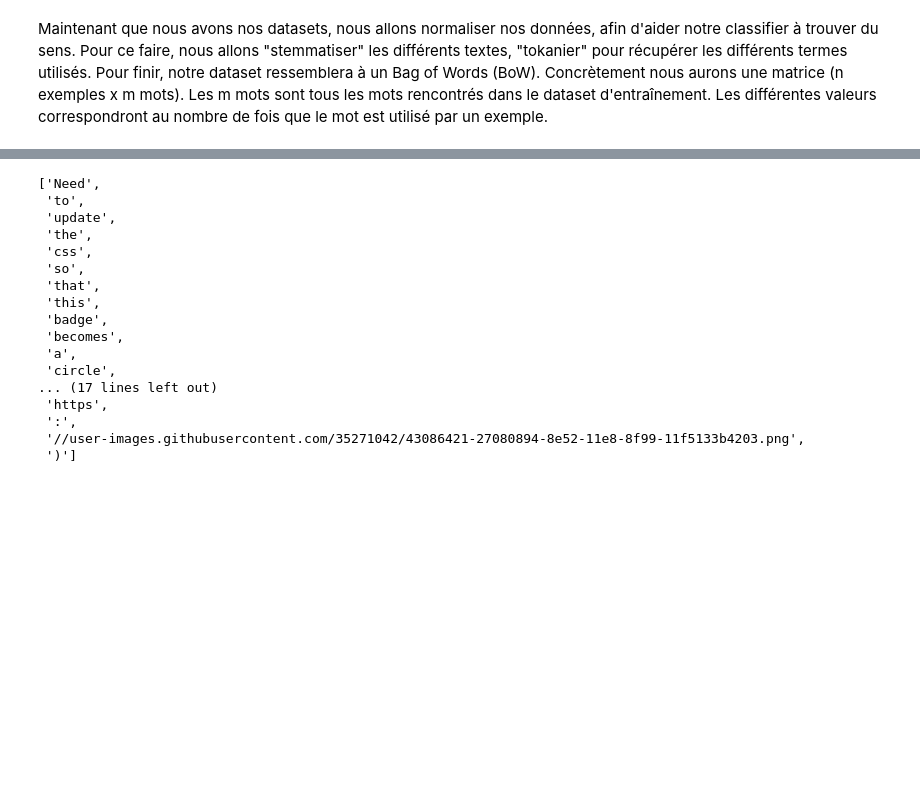
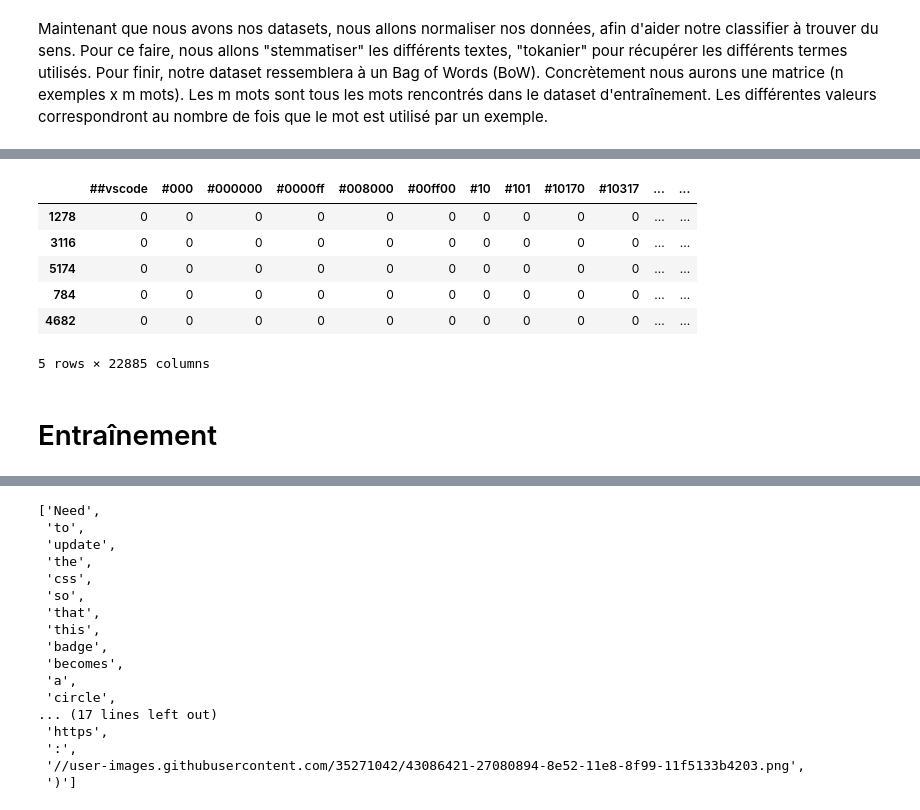
Before and after one commit to AMTheMonkey/DeepLearning, a Jupyter notebook: NLP_VSCode_issues/VSCode_issues.ipynb, the cells around one changed output, grey strips where cells are left out. Cells and saved outputs as stored; diff of their text form; code cells hidden in the pictures; blank space fills up the shorter version.

```diff
--- a/NLP_VSCode_issues/VSCode_issues.ipynb
+++ b/NLP_VSCode_issues/VSCode_issues.ipynb
@@ -269,0 +203,11 @@ labels[0]
+# %%
+X = X.fillna(0)
+X.head()
+# %% [output]
+|  | ##vscode | #000 | #000000 | #0000ff | #008000 | #00ff00 | #10 | #101 | #10170 | #10317 | ... | ... |
+| 1278 | 0 | 0 | 0 | 0 | 0 | 0 | 0 | 0 | 0 | 0 | ... | ... |
+| 3116 | 0 | 0 | 0 | 0 | 0 | 0 | 0 | 0 | 0 | 0 | ... | ... |
+| 5174 | 0 | 0 | 0 | 0 | 0 | 0 | 0 | 0 | 0 | 0 | ... | ... |
+| 784 | 0 | 0 | 0 | 0 | 0 | 0 | 0 | 0 | 0 | 0 | ... | ... |
+| 4682 | 0 | 0 | 0 | 0 | 0 | 0 | 0 | 0 | 0 | 0 | ... | ... |
+5 rows × 22885 columns
@@ -269,0 +219,2 @@ labels[0]
+# %% [markdown]
+# Entraînement
```
Also changed, not shown: parts of 40 cells of this notebook.
